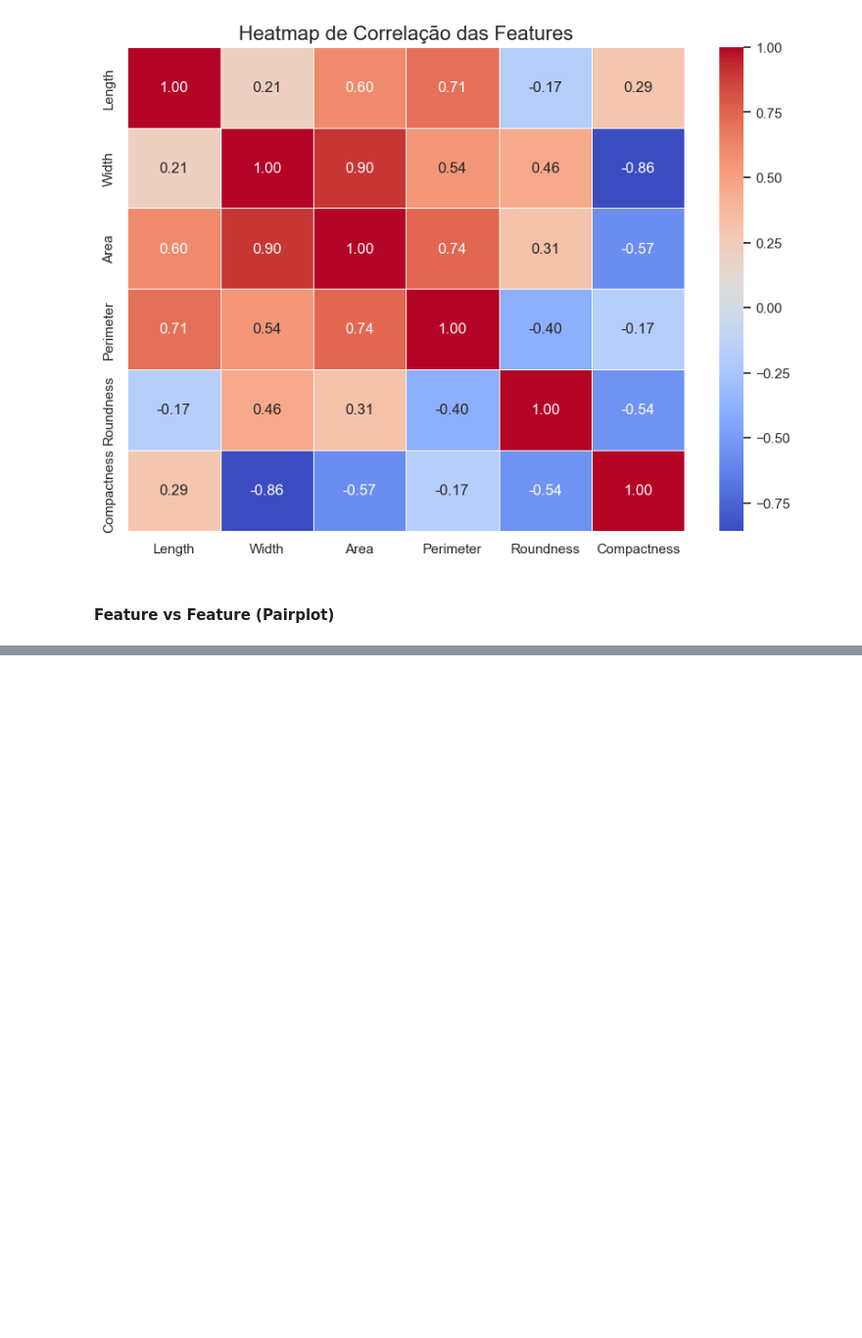
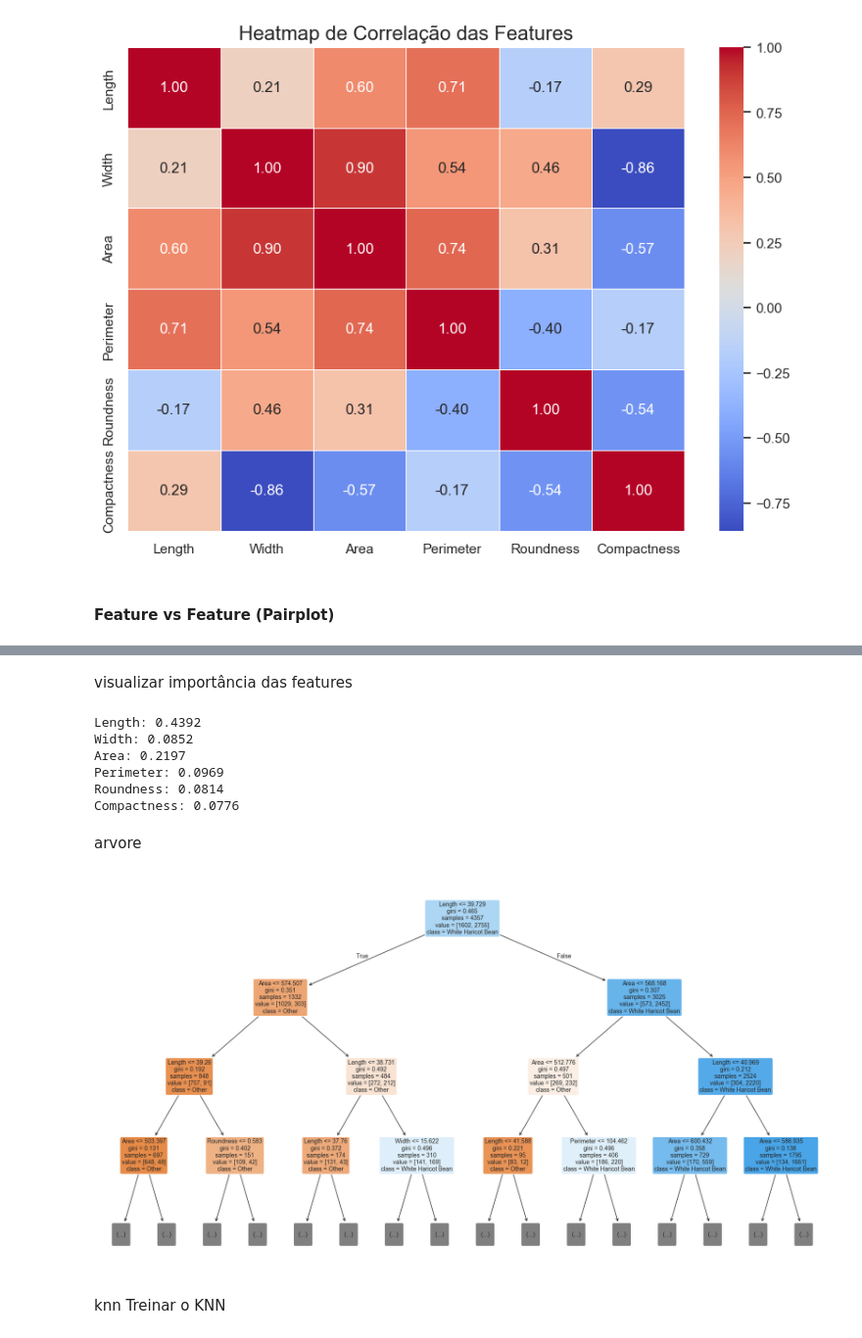
Before and after one commit to tomasgferreira06/ML_Challenge1, a Jupyter notebook: proj.ipynb, the cells around one changed output, grey strips where cells are left out. Shown at 98% size. Drawn from its saved outputs; the diff is of its cells as text; code cells hidden in the pictures; blank space fills up the shorter version.

```diff
--- a/proj.ipynb
+++ b/proj.ipynb
@@ -134,0 +313,6 @@ plt.show()
+# %%
+df_clean = df.dropna().copy()
+
+df_clean.loc[:, "Target"] = (df_clean["Class"] == "White Haricot Bean").astype(int)
+
+print(df_clean["Target"].value_counts())
@@ -134,0 +326,9 @@ plt.show()
+# %%
+features = ['Length', 'Width', 'Area', 'Perimeter', 'Roundness', 'Compactness']
+
+X = df_clean[features]
+y = df_clean["Target"]
+
+print(X.head())
+print(".......")
+print(y.head())
@@ -134,0 +351,13 @@ plt.show()
+# %%
+from sklearn.model_selection import train_test_split
+
+X_train, X_test, y_train, y_test = train_test_split(
+    X,
+    y,
+    test_size=0.25,        # 25% vai para teste
+    random_state=42,       # garante reprodutibilidade
+    stratify=y             # mantém proporção das classes
+)
+
+print("Tamanho do treino:", X_train.shape)
+print("Tamanho do teste :", X_test.shape)
@@ -134,0 +388,10 @@ plt.show()
+# %%
+from sklearn.tree import DecisionTreeClassifier
+
+# Criar o modelo
+dt = DecisionTreeClassifier(random_state=42)
+
+# Treinar no conjunto de treino original (NÃO normalizado)
+dt.fit(X_train, y_train)
+
+print("Modelo Decision Tree treinado com sucesso!")
@@ -134,0 +430,28 @@ plt.show()
+# %% [markdown]
+visualizar importância das features
+# %%
+importances = dt.feature_importances_
+
+for feature, importance in zip(features, importances):
+    print(f"{feature}: {importance:.4f}")
+# %% [output]
+Length: 0.4392
+Width: 0.0852
+Area: 0.2197
+Perimeter: 0.0969
+Roundness: 0.0814
+Compactness: 0.0776
+# %% [markdown]
+arvore
+# %%
+from sklearn.tree import plot_tree
+import matplotlib.pyplot as plt
+
+plt.figure(figsize=(22, 12))
+plot_tree(dt, max_depth=3, feature_names=features, class_names=["Other", "White Haricot Bean"], filled=True, rounded=True, fontsize=10)
+plt.show()
+# %% [output]
+[figure, added]
+# %% [markdown]
+knn
+Treinar o KNN
```
Also changed, not shown: parts of 40 cells of this notebook.
